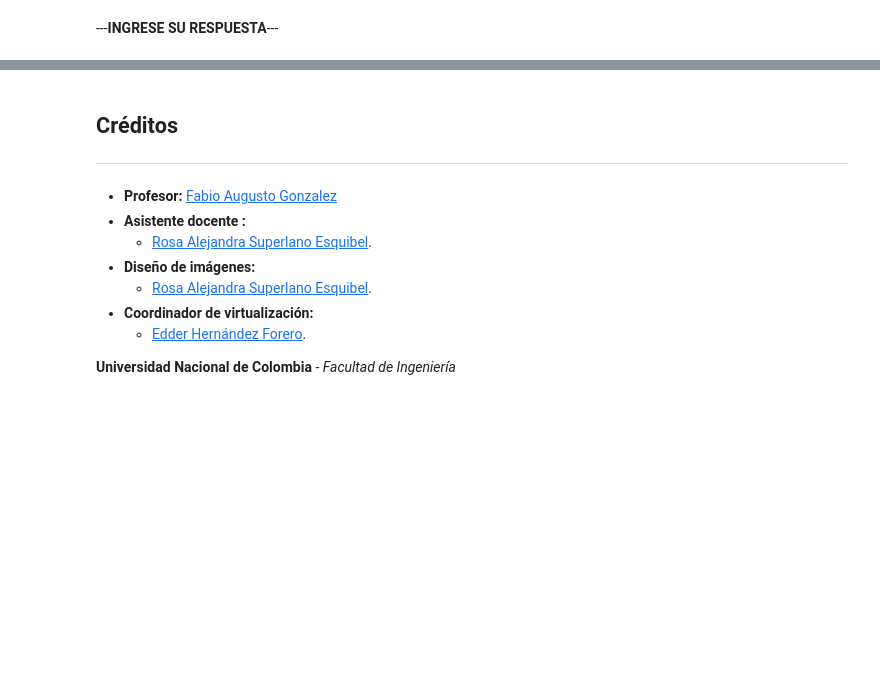
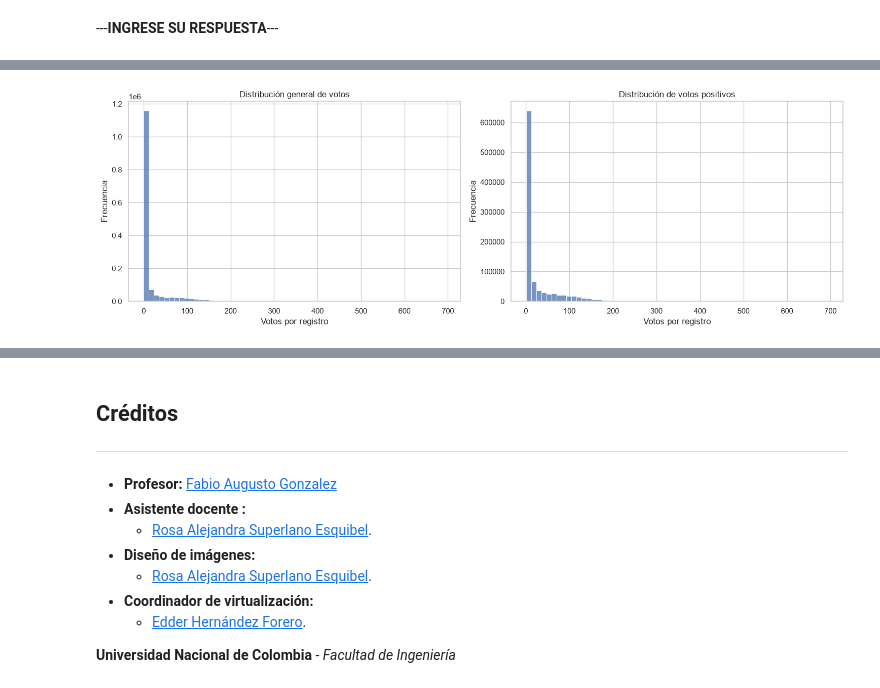
Before and after one commit to byepesg/ml-final-project, a Jupyter notebook: notebooks/02_data_understanding/Copy_of_M2U3_fase_2_Entendimiento_de_los_datos.ipynb, the cells around one changed output, grey strips where cells are left out. Saved outputs shown, nothing was run; the diff lists cells and outputs as text; code cells hidden in the pictures; blank space fills up the shorter version.

Commit message:
Data Analysis

```diff
--- a/notebooks/02_data_understanding/Copy_of_M2U3_fase_2_Entendimiento_de_los_datos.ipynb
+++ b/notebooks/02_data_understanding/Copy_of_M2U3_fase_2_Entendimiento_de_los_datos.ipynb
@@ -57,0 +1882,37 @@ Normalmente en el análisis exploratorio, se trata de dar respuesta a los siguie
+# %%
+import matplotlib.pyplot as plt
+import seaborn as sns
+
+fig, axes = plt.subplots(
+    1, 2,
+    figsize=(15, 5)
+)
+
+sns.histplot(
+    data=df_preconteo,
+    x="votos",
+    bins=60,
+    ax=axes[0]
+)
+
+axes[0].set_title("Distribución general de votos")
+axes[0].set_xlabel("Votos por registro")
+axes[0].set_ylabel("Frecuencia")
+
+sns.histplot(
+    x=df_preconteo.loc[
+        df_preconteo["votos"] > 0,
+        "votos"
+    ],
+    bins=60,
+    ax=axes[1]
+)
+
+axes[1].set_title("Distribución de votos positivos")
+axes[1].set_xlabel("Votos por registro")
+axes[1].set_ylabel("Frecuencia")
+
+plt.tight_layout()
+plt.show()
+# %% [output]
+[figure, added]
```
Also changed, not shown: parts of 75 cells of this notebook, 1 other file.
